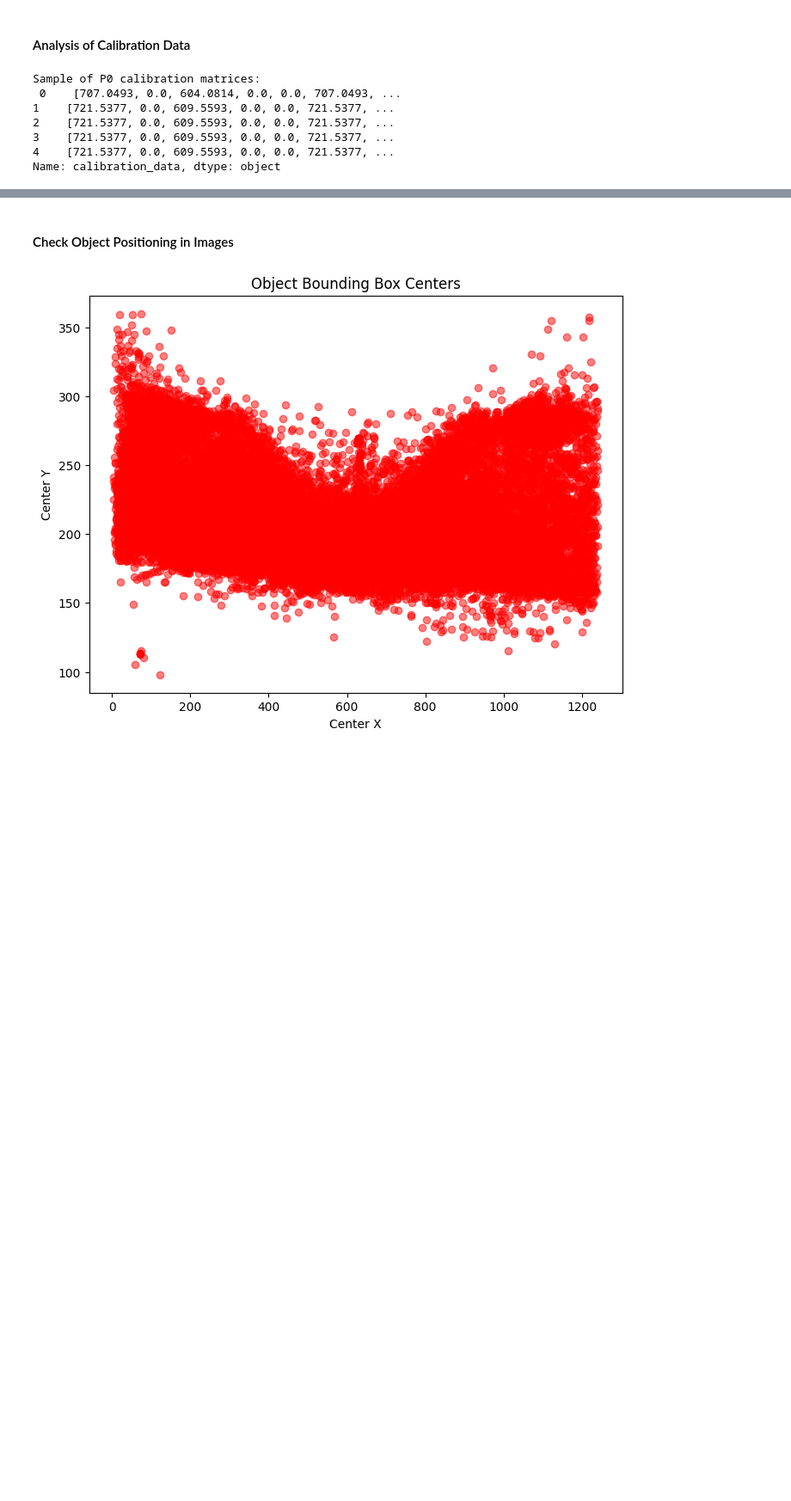
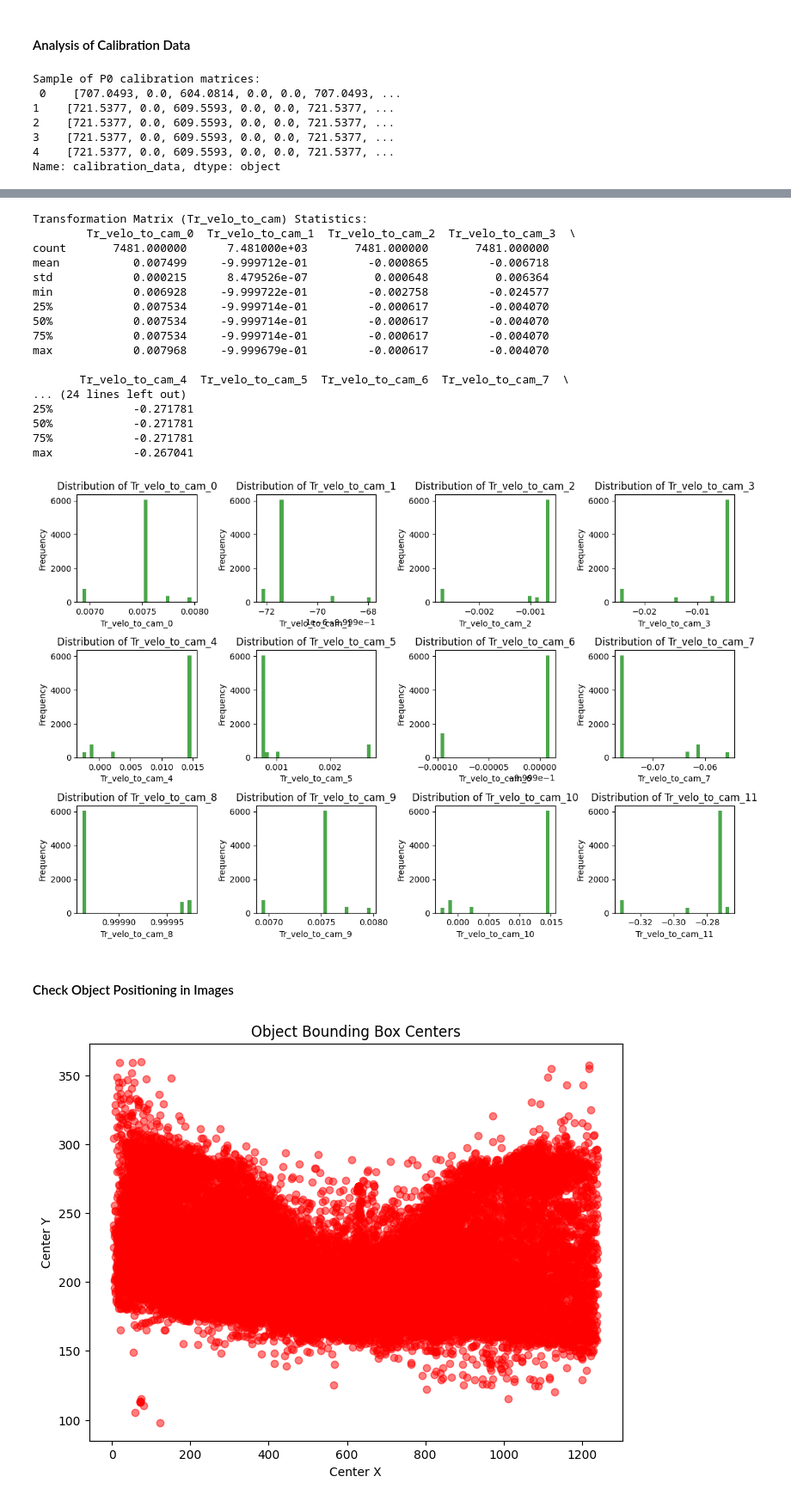
Before and after one commit to osvaldosun97/RobotShuttle, a Jupyter notebook: EDA-KITTI.ipynb, the cells around one changed output, grey strips where cells are left out. Shown at 86% size. Drawn from its saved outputs; the diff is of its cells as text; code cells hidden in the pictures; blank space fills up the shorter version.

```diff
--- a/EDA-KITTI.ipynb
+++ b/EDA-KITTI.ipynb
@@ -292,3 +442,44 @@ Name: calibration_data, dtype: object
+# %%
+# Extracting the Tr_velo_to_cam matrix from the calibration data
+df_calibration['Tr_velo_to_cam'] = df_calibration['calibration_data'].apply(lambda x: x.get('Tr_velo_to_cam', None))
+
+# Flatten the Tr_velo_to_cam matrix (which is usually 3x4)
+tr_velo_columns = ['Tr_velo_to_cam_' + str(i) for i in range(12)]
+df_calibration[tr_velo_columns] = pd.DataFrame(df_calibration['Tr_velo_to_cam'].tolist(), index=df_calibration.index)
+
+# Perform descriptive statistics on the Tr_velo_to_cam matrix values
+print("Transformation Matrix (Tr_velo_to_cam) Statistics:\n", df_calibration[tr_velo_columns].describe())
+
+# Plot histograms for Tr_velo_to_cam matrix values
+plt.figure(figsize=(12, 8))
+for i, col in enumerate(tr_velo_columns):
+    plt.subplot(3, 4, i + 1)
+    plt.hist(df_calibration[col].dropna(), bins=30, color='green', alpha=0.7)
+    plt.title(f'Distribution of {col}')
+    plt.xlabel(col)
+    plt.ylabel('Frequency')
+
+plt.tight_layout()
+plt.show()
+# %% [output]
+Transformation Matrix (Tr_velo_to_cam) Statistics:
+        Tr_velo_to_cam_0  Tr_velo_to_cam_1  Tr_velo_to_cam_2  Tr_velo_to_cam_3  \
+count       7481.000000      7.481000e+03       7481.000000       7481.000000
+mean           0.007499     -9.999712e-01         -0.000865         -0.006718
+std            0.000215      8.479526e-07          0.000648          0.006364
+min            0.006928     -9.999722e-01         -0.002758         -0.024577
+25%            0.007534     -9.999714e-01         -0.000617         -0.004070
+50%            0.007534     -9.999714e-01         -0.000617         -0.004070
+75%            0.007534     -9.999714e-01         -0.000617         -0.004070
+max            0.007968     -9.999679e-01         -0.000617         -0.004070
+
+       Tr_velo_to_cam_4  Tr_velo_to_cam_5  Tr_velo_to_cam_6  Tr_velo_to_cam_7  \
+... (24 lines left out)
+25%            -0.271781
+50%            -0.271781
+75%            -0.271781
+max            -0.267041
+[figure, added]
 # %% [markdown]
 #### Check Object Positioning in Images
 # %%
```
Also changed, not shown: parts of 4 cells of this notebook.
